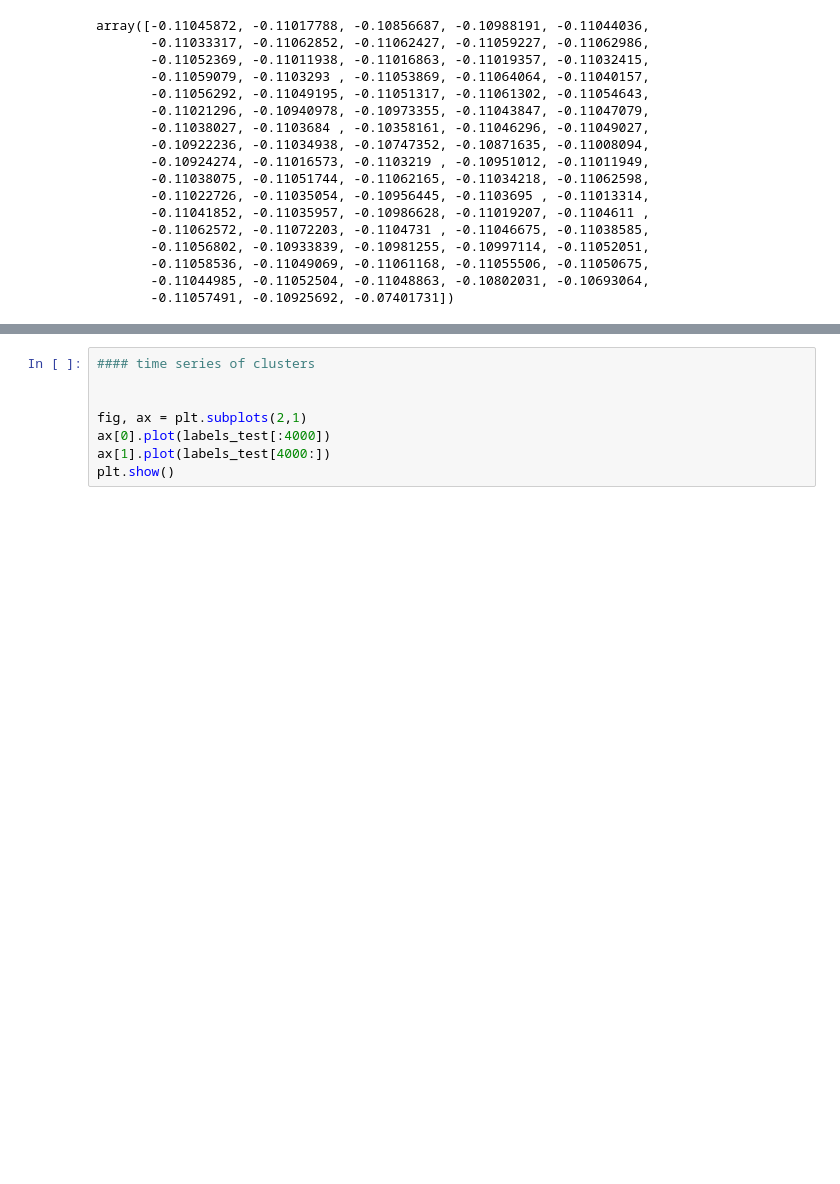
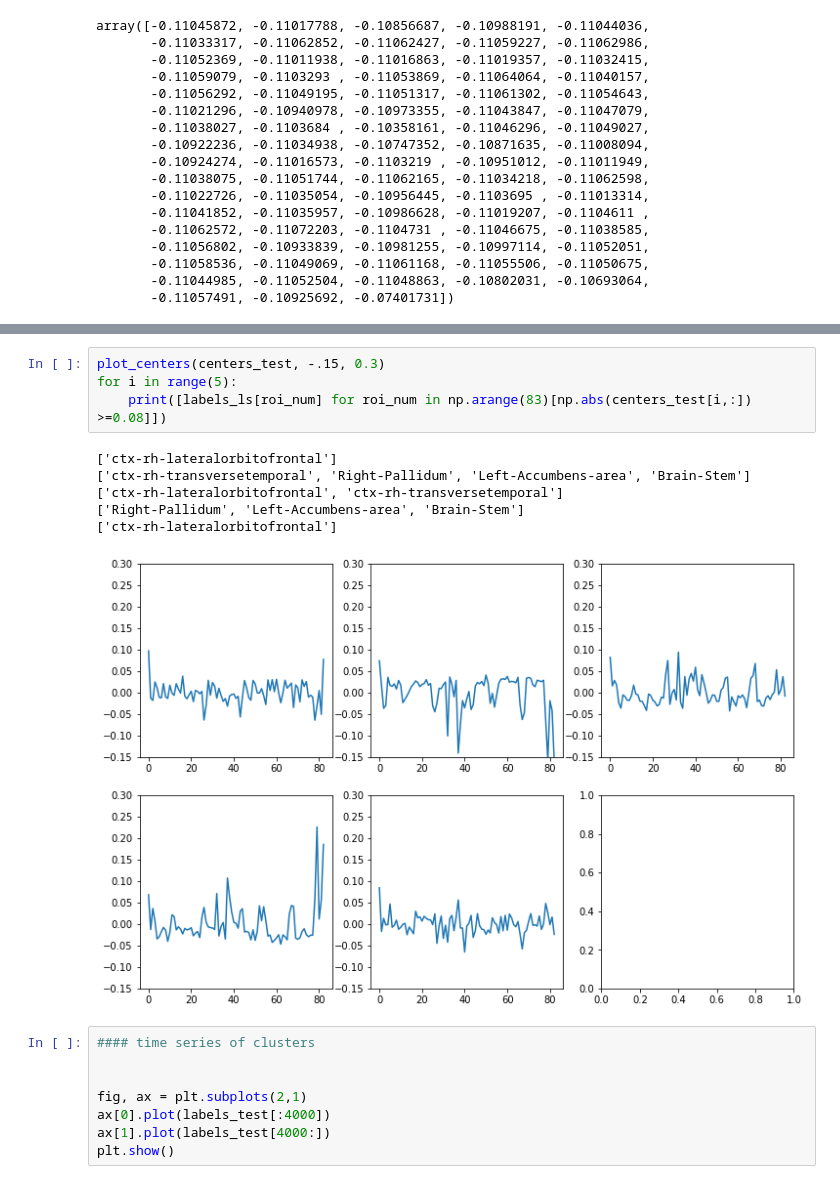
Before and after one commit to JohnWangDataAnalyst/ManifoldAnalyseusingTVB, a Jupyter notebook: ghost_attractor_analysis.ipynb, the cells around one changed output, grey strips where cells are left out. Cells and saved outputs as stored; diff of their text form; blank space fills up the shorter version.

```diff
--- a/ghost_attractor_analysis.ipynb
+++ b/ghost_attractor_analysis.ipynb
@@ -424,3 +587,14 @@ test_E.shape
+# %%
+plot_centers(centers_test, -.15, 0.3)
+for i in range(5):
+    print([labels_ls[roi_num] for roi_num in np.arange(83)[np.abs(centers_test[i,:]) >=0.08]])
+# %% [output]
+['ctx-rh-lateralorbitofrontal']
+['ctx-rh-transversetemporal', 'Right-Pallidum', 'Left-Accumbens-area', 'Brain-Stem']
+['ctx-rh-lateralorbitofrontal', 'ctx-rh-transversetemporal']
+['Right-Pallidum', 'Left-Accumbens-area', 'Brain-Stem']
+['ctx-rh-lateralorbitofrontal']
+[figure, added]
 # %%
 #### time series of clusters
 
```
Also changed, not shown: parts of 34 cells of this notebook.
